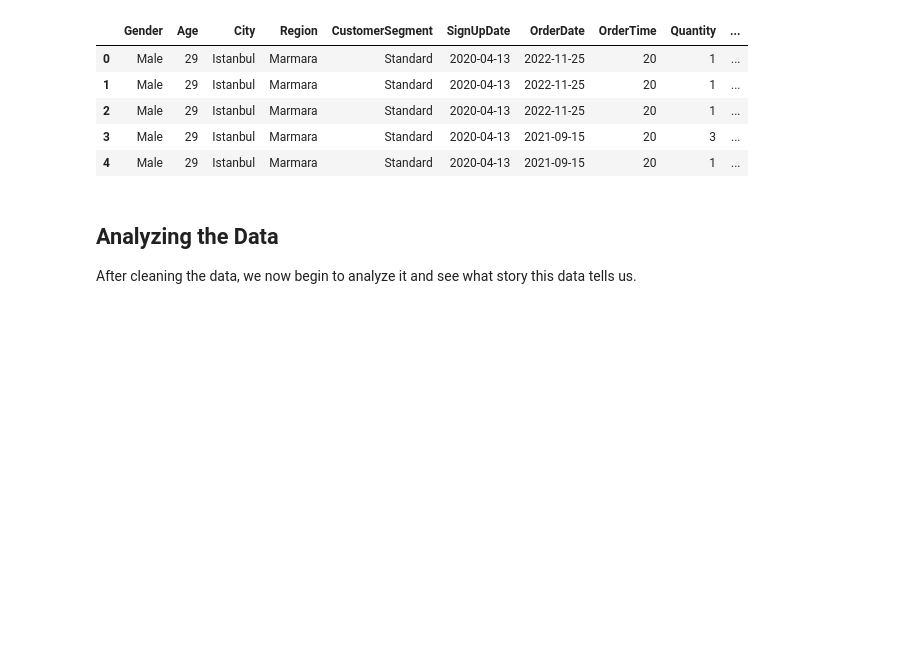
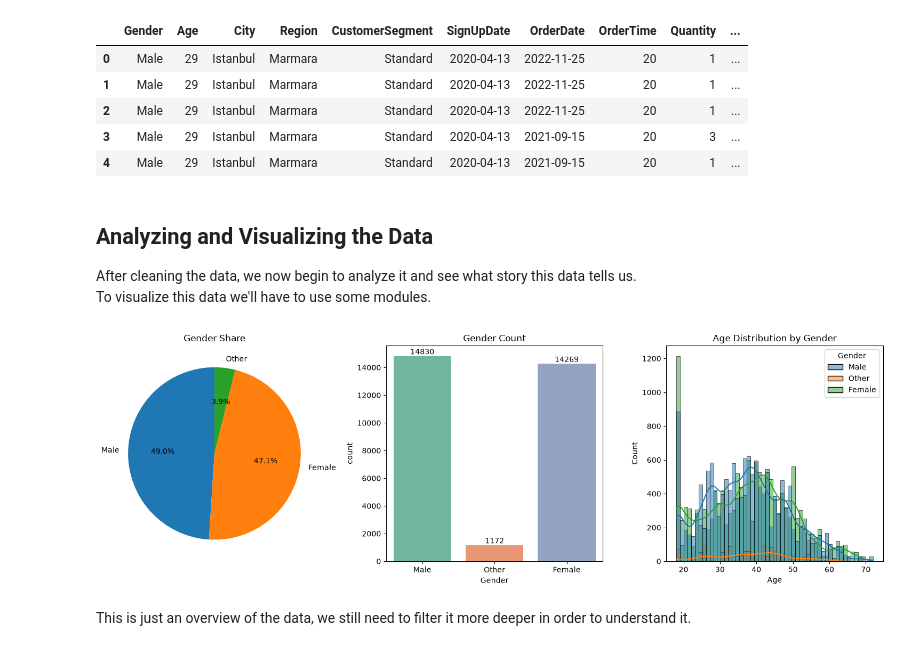
Before and after one commit to geff-ghost/notebooks, a Jupyter notebook: retail_data/MixedKnowledge.ipynb, the cells around one changed output. Drawn from its saved outputs; the diff is of its cells as text; code cells hidden in the pictures; blank space fills up the shorter version.

```diff
--- a/retail_data/MixedKnowledge.ipynb
+++ b/retail_data/MixedKnowledge.ipynb
@@ -1795,5 +1795,6 @@ df.head()
 | 3 | Male | 29 | Istanbul | Marmara | Standard | 2020-04-13 | 2021-09-15 | 20 | 3 | ... |
 | 4 | Male | 29 | Istanbul | Marmara | Standard | 2020-04-13 | 2021-09-15 | 20 | 1 | ... |
 # %% [markdown]
-## Analyzing the Data
+## Analyzing and Visualizing the Data
 After cleaning the data, we now begin to analyze it and see what story this data tells us.
+To visualize this data we'll have to use some modules.
@@ -1799,0 +1805,30 @@ After cleaning the data, we now begin to analyze it and see what story this data
+# %%
+fig, axes = plt.subplots(1, 3, figsize=(15, 5))
+
+# Pie Chart
+gender_counts = df['Gender'].value_counts()
+axes[0].pie(
+    gender_counts, labels=gender_counts.index, autopct='%1.1f%%', startangle=90
+)
+axes[0].set_title('Gender Share')
+
+# Count Plot
+ax = sns.countplot(
+    data=df, x='Gender', ax=axes[1], hue='Gender', palette='Set2', legend=False
+)
+for container in ax.containers:
+    ax.bar_label(container)
+axes[1].set_title('Gender Count')
+
+# Histogram
+sns.histplot(
+    data=df, x='Age', kde=True, hue='Gender', ax=axes[2],
+)
+axes[2].set_title('Age Distribution by Gender')
+
+plt.tight_layout()
+plt.show()
+# %% [output]
+[figure, added]
+# %% [markdown]
+This is just an overview of the data, we still need to filter it more deeper in order to understand it.
```
Also changed, not shown: parts of 1 cell of this notebook.
